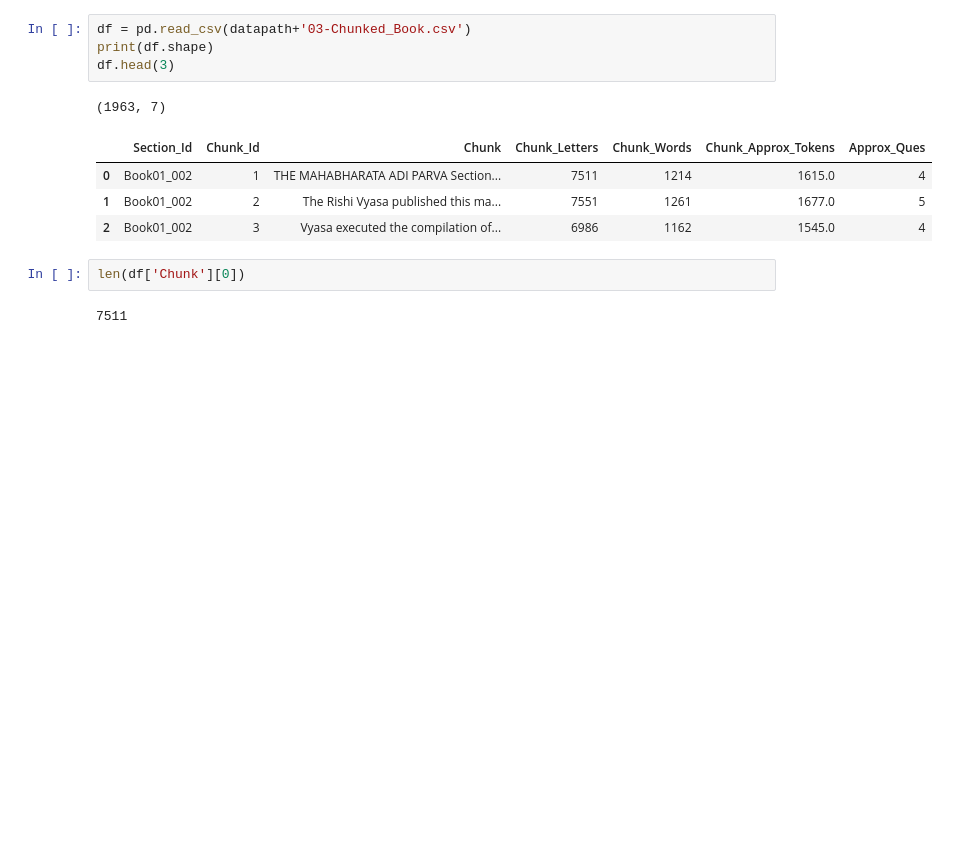
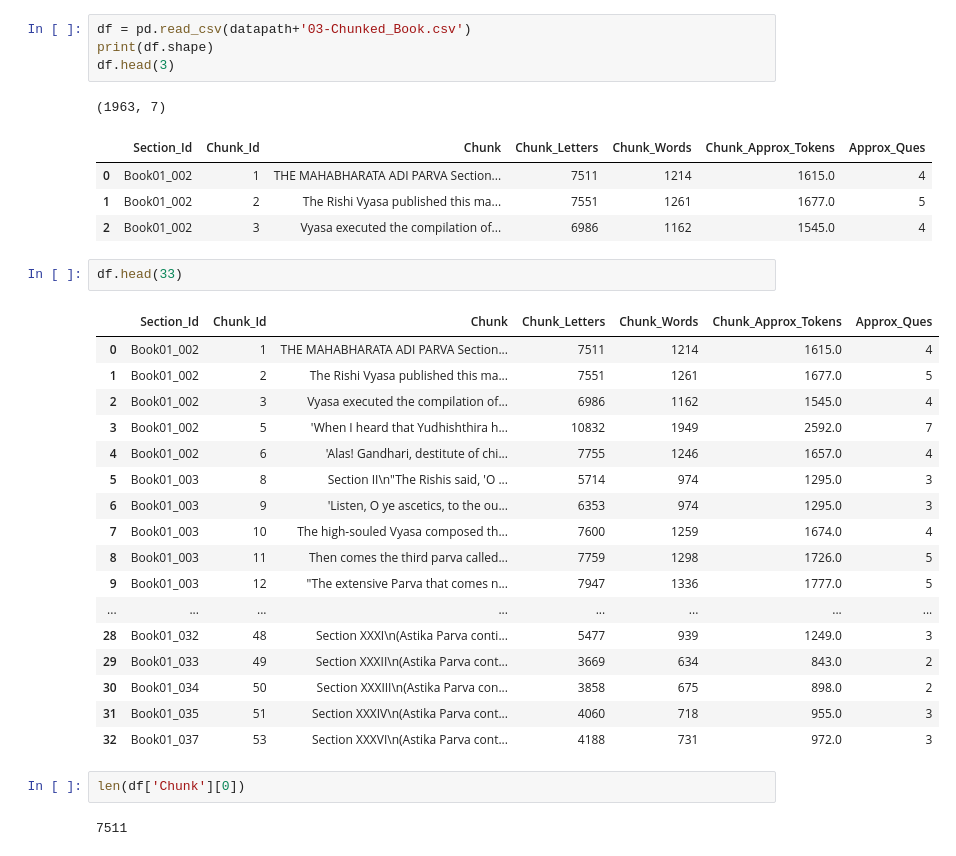
Before and after one commit to dasarpai/HBQA, a Jupyter notebook: 04-QAPrompt-Generation.ipynb, the cells around one changed output. Saved outputs shown, nothing was run; the diff lists cells and outputs as text; blank space fills up the shorter version.

```diff
--- a/04-QAPrompt-Generation.ipynb
+++ b/04-QAPrompt-Generation.ipynb
@@ -24,6 +24,26 @@ df.head(3)
 | 0 | Book01_002 | 1 | THE MAHABHARATA ADI PARVA Section... | 7511 | 1214 | 1615.0 | 4 |
 | 1 | Book01_002 | 2 | The Rishi Vyasa published this ma... | 7551 | 1261 | 1677.0 | 5 |
 | 2 | Book01_002 | 3 | Vyasa executed the compilation of... | 6986 | 1162 | 1545.0 | 4 |
+# %%
+df.head(33)
+# %% [output]
+|  | Section_Id | Chunk_Id | Chunk | Chunk_Letters | Chunk_Words | Chunk_Approx_Tokens | Approx_Ques |
+| 0 | Book01_002 | 1 | THE MAHABHARATA ADI PARVA Section... | 7511 | 1214 | 1615.0 | 4 |
+| 1 | Book01_002 | 2 | The Rishi Vyasa published this ma... | 7551 | 1261 | 1677.0 | 5 |
+| 2 | Book01_002 | 3 | Vyasa executed the compilation of... | 6986 | 1162 | 1545.0 | 4 |
+| 3 | Book01_002 | 5 | 'When I heard that Yudhishthira h... | 10832 | 1949 | 2592.0 | 7 |
+| 4 | Book01_002 | 6 | 'Alas! Gandhari, destitute of chi... | 7755 | 1246 | 1657.0 | 4 |
+| 5 | Book01_003 | 8 | Section II\n"The Rishis said, 'O ... | 5714 | 974 | 1295.0 | 3 |
+| 6 | Book01_003 | 9 | 'Listen, O ye ascetics, to the ou... | 6353 | 974 | 1295.0 | 3 |
+| 7 | Book01_003 | 10 | The high-souled Vyasa composed th... | 7600 | 1259 | 1674.0 | 4 |
+| 8 | Book01_003 | 11 | Then comes the third parva called... | 7759 | 1298 | 1726.0 | 5 |
+| 9 | Book01_003 | 12 | "The extensive Parva that comes n... | 7947 | 1336 | 1777.0 | 5 |
+| ... | ... | ... | ... | ... | ... | ... | ... |
+| 28 | Book01_032 | 48 | Section XXXI\n(Astika Parva conti... | 5477 | 939 | 1249.0 | 3 |
+| 29 | Book01_033 | 49 | Section XXXII\n(Astika Parva cont... | 3669 | 634 | 843.0 | 2 |
+| 30 | Book01_034 | 50 | Section XXXIII\n(Astika Parva con... | 3858 | 675 | 898.0 | 2 |
+| 31 | Book01_035 | 51 | Section XXXIV\n(Astika Parva cont... | 4060 | 718 | 955.0 | 3 |
+| 32 | Book01_037 | 53 | Section XXXVI\n(Astika Parva cont... | 4188 | 731 | 972.0 | 3 |
 # %%
 len(df['Chunk'][0])
 # %% [output]
```
Also changed, not shown: parts of 2 cells of this notebook, 5 other files.
